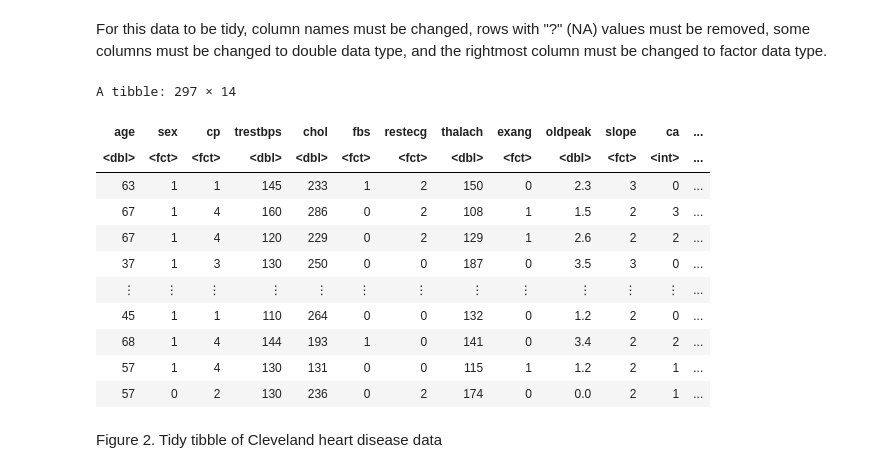
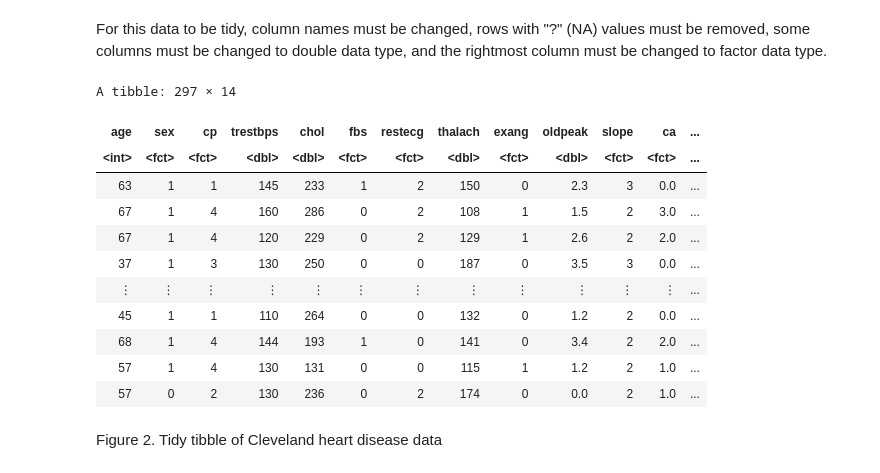
Before and after one commit to arissatejani/dsci-100-project_18, a Jupyter notebook: group_project_proposal_18.ipynb, the cells around one changed output. Drawn from its saved outputs; the diff is of its cells as text; code cells hidden in the pictures.

```diff
--- a/group_project_proposal_18.ipynb
+++ b/group_project_proposal_18.ipynb
@@ -77,26 +78,26 @@ For this data to be tidy, column names must be changed, rows with "?" (NA) value
 # %%
 #renaming the column names
 colnames(untidy_cleveland) = c("age", "sex", "cp", "trestbps", "chol", "fbs", "restecg", "thalach", "exang", "oldpeak", "slope", "ca", "thal", "num")
 
 tidy_cleveland = untidy_cleveland |>
-    filter(ca != "?", thal != "?") |>   #in ca and thal there were "?" values
-    mutate(ca = as.integer(ca)) |>  #can change to <int> because no "?" and no decimals
-    mutate(num = as.factor(num), sex = as.factor(sex), cp = as.factor(cp), fbs = as.factor(fbs), restecg = as.factor(restecg), exang = as.factor(exang), slope = as.factor(slope), thal = as.factor(thal))   #categorical data not <dbl>
+ filter(ca != "?", thal != "?") |>   #in ca and thal there were "?" values
+ mutate(age = as.integer(age)) |> #age cannot be decimals
+ mutate(ca = as.factor (ca), num = as.factor(num), sex = as.factor(sex), cp = as.factor(cp), fbs = as.factor(fbs), restecg = as.factor(restecg), exang = as.factor(exang), slope = as.factor(slope), thal = as.factor(thal))   #categorical data not <dbl>
 
 tidy_cleveland
 # %% [output]
 A tibble: 297 × 14
 | age | sex | cp | trestbps | chol | fbs | restecg | thalach | exang | oldpeak | slope | ca | ... |
-| <dbl> | <fct> | <fct> | <dbl> | <dbl> | <fct> | <fct> | <dbl> | <fct> | <dbl> | <fct> | <int> | ... |
-| 63 | 1 | 1 | 145 | 233 | 1 | 2 | 150 | 0 | 2.3 | 3 | 0 | ... |
-| 67 | 1 | 4 | 160 | 286 | 0 | 2 | 108 | 1 | 1.5 | 2 | 3 | ... |
-| 67 | 1 | 4 | 120 | 229 | 0 | 2 | 129 | 1 | 2.6 | 2 | 2 | ... |
-| 37 | 1 | 3 | 130 | 250 | 0 | 0 | 187 | 0 | 3.5 | 3 | 0 | ... |
+| <int> | <fct> | <fct> | <dbl> | <dbl> | <fct> | <fct> | <dbl> | <fct> | <dbl> | <fct> | <fct> | ... |
+| 63 | 1 | 1 | 145 | 233 | 1 | 2 | 150 | 0 | 2.3 | 3 | 0.0 | ... |
+| 67 | 1 | 4 | 160 | 286 | 0 | 2 | 108 | 1 | 1.5 | 2 | 3.0 | ... |
+| 67 | 1 | 4 | 120 | 229 | 0 | 2 | 129 | 1 | 2.6 | 2 | 2.0 | ... |
+| 37 | 1 | 3 | 130 | 250 | 0 | 0 | 187 | 0 | 3.5 | 3 | 0.0 | ... |
 | ⋮ | ⋮ | ⋮ | ⋮ | ⋮ | ⋮ | ⋮ | ⋮ | ⋮ | ⋮ | ⋮ | ⋮ | ... |
-| 45 | 1 | 1 | 110 | 264 | 0 | 0 | 132 | 0 | 1.2 | 2 | 0 | ... |
-| 68 | 1 | 4 | 144 | 193 | 1 | 0 | 141 | 0 | 3.4 | 2 | 2 | ... |
-| 57 | 1 | 4 | 130 | 131 | 0 | 0 | 115 | 1 | 1.2 | 2 | 1 | ... |
-| 57 | 0 | 2 | 130 | 236 | 0 | 2 | 174 | 0 | 0.0 | 2 | 1 | ... |
+| 45 | 1 | 1 | 110 | 264 | 0 | 0 | 132 | 0 | 1.2 | 2 | 0.0 | ... |
+| 68 | 1 | 4 | 144 | 193 | 1 | 0 | 141 | 0 | 3.4 | 2 | 2.0 | ... |
+| 57 | 1 | 4 | 130 | 131 | 0 | 0 | 115 | 1 | 1.2 | 2 | 1.0 | ... |
+| 57 | 0 | 2 | 130 | 236 | 0 | 2 | 174 | 0 | 0.0 | 2 | 1.0 | ... |
 # %% [markdown]
 Figure 2. Tidy tibble of Cleveland heart disease data
 # %% [markdown]
```
Also changed, not shown: parts of 12 cells of this notebook.
